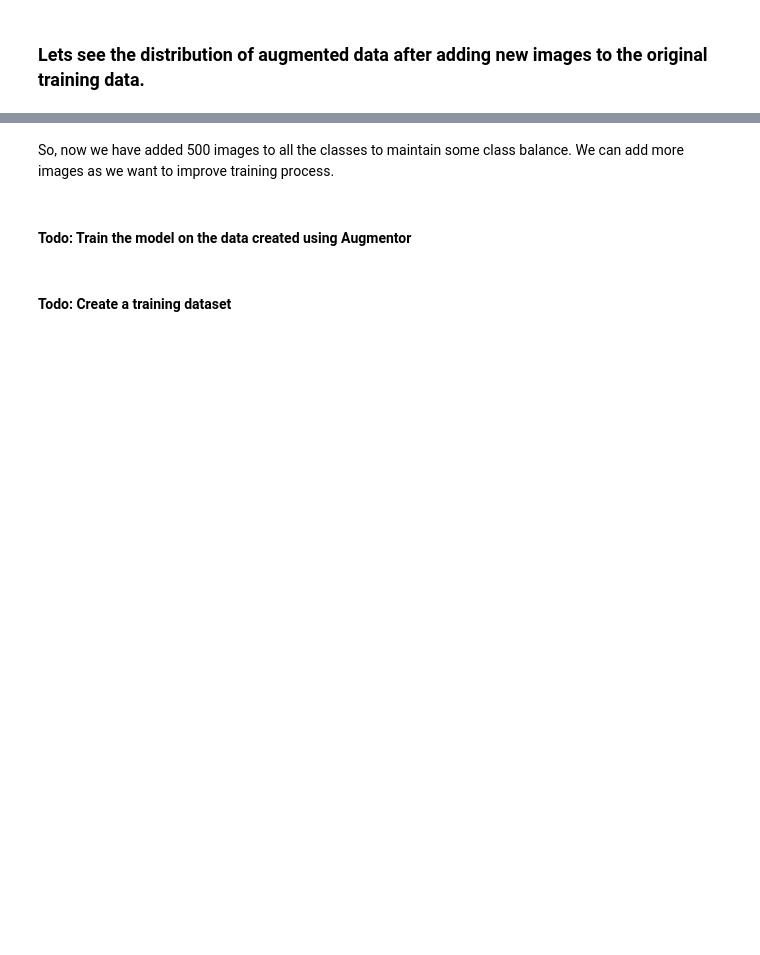
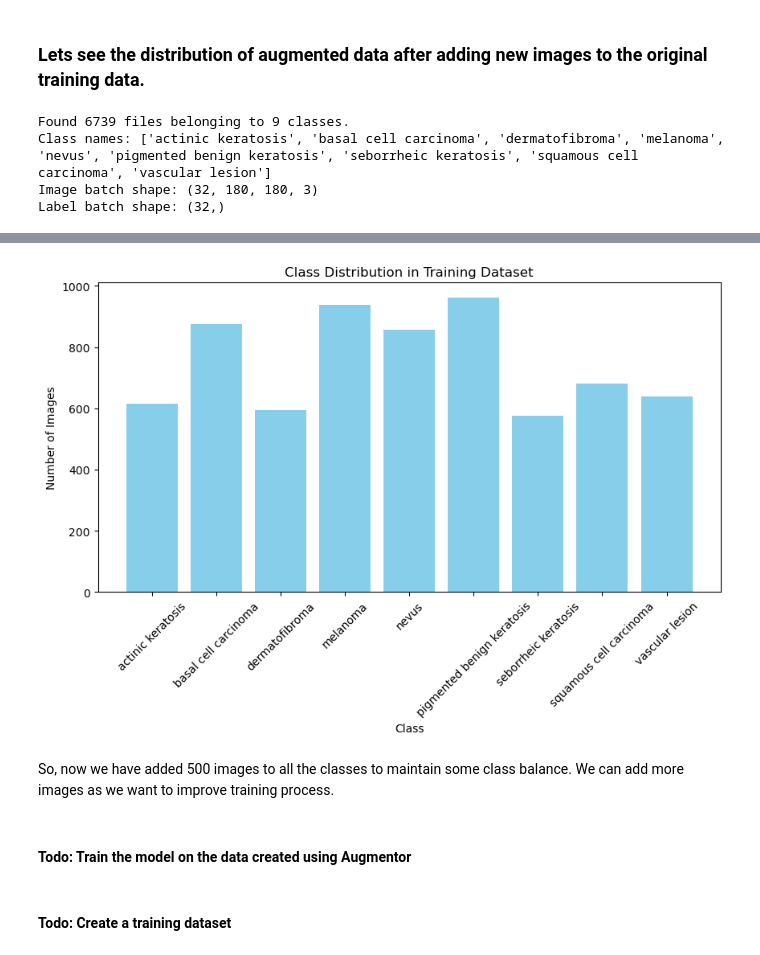
Before and after one commit to kamit1983/Melanoma-Detection, a Jupyter notebook: Amit_kumar_nn.ipynb, the cells around one changed output, grey strips where cells are left out. Drawn from its saved outputs; the diff is of its cells as text; code cells hidden in the pictures; blank space fills up the shorter version.

```diff
--- a/Amit_kumar_nn.ipynb
+++ b/Amit_kumar_nn.ipynb
@@ -372,0 +548,46 @@ new_df['Label'].value_counts()
+# %%
+train_ds_balanced = tf.keras.preprocessing.image_dataset_from_directory(
+    data_dir_train,
+    seed=123,  # Ensures reproducibility
+    image_size=(img_height, img_width),  # Resize images
+    batch_size=batch_size
+)
+
+# Display class names
+class_names = train_ds_balanced.class_names
+print(f"Class names: {class_names}")
+
+# Verify dataset shape
+for image_batch, labels_batch in train_ds_balanced.take(1):
+    print(f"Image batch shape: {image_batch.shape}")
+    print(f"Label batch shape: {labels_batch.shape}")
+# %% [output]
+Found 6739 files belonging to 9 classes.
+Class names: ['actinic keratosis', 'basal cell carcinoma', 'dermatofibroma', 'melanoma', 'nevus', 'pigmented benign keratosis', 'seborrheic keratosis', 'squamous cell carcinoma', 'vascular lesion']
+Image batch shape: (32, 180, 180, 3)
+Label batch shape: (32,)
+# %%
+import tensorflow as tf
+import matplotlib.pyplot as plt
+import numpy as np
+
+# Assuming train_ds is already defined
+
+num_classes = len(class_names)
+
+# Count occurrences of each class in train_ds
+class_counts = np.zeros(num_classes)
+
+for images, labels in train_ds_balanced:
+    for label in labels.numpy():
+        class_counts[label] += 1
+
+# Plot class distribution
+plt.figure(figsize=(10, 5))
+plt.bar(class_names, class_counts, color='skyblue')
+plt.xlabel("Class")
+plt.ylabel("Number of Images")
+plt.title("Class Distribution in Training Dataset")
+plt.xticks(rotation=45)
+plt.show()
+# %% [output]
@@ -373,3 +595,4 @@ new_df['Label'].value_counts()
+[figure, added]
 # %% [markdown]
 So, now we have added 500 images to all the classes to maintain some class balance. We can add more images as we want to improve training process.
 # %% [markdown]
```
Also changed, not shown: parts of 44 cells of this notebook.
